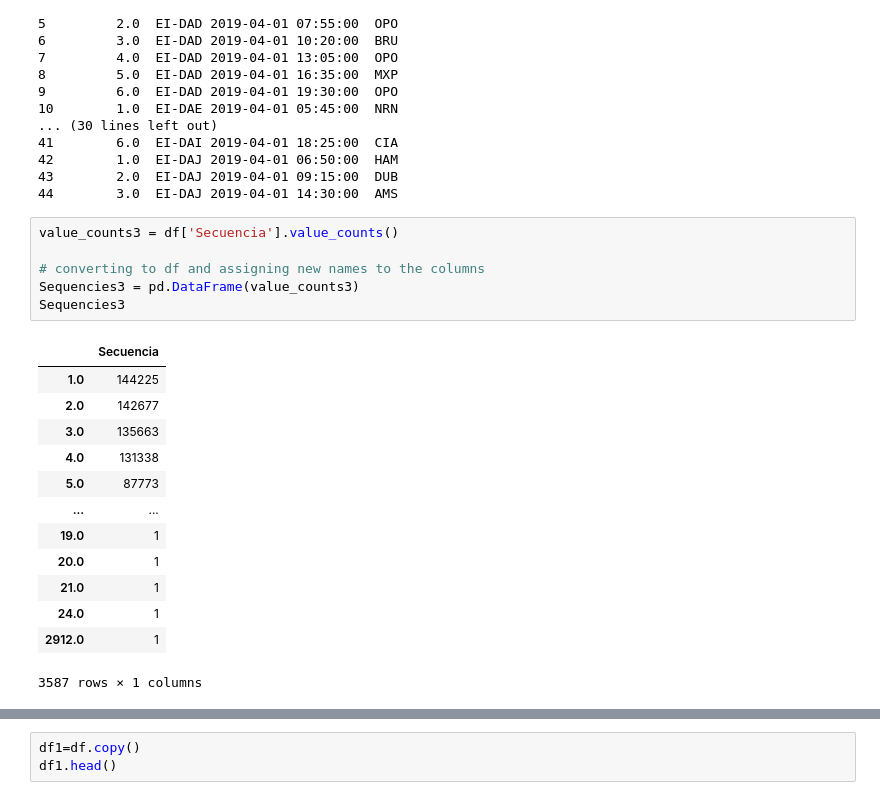
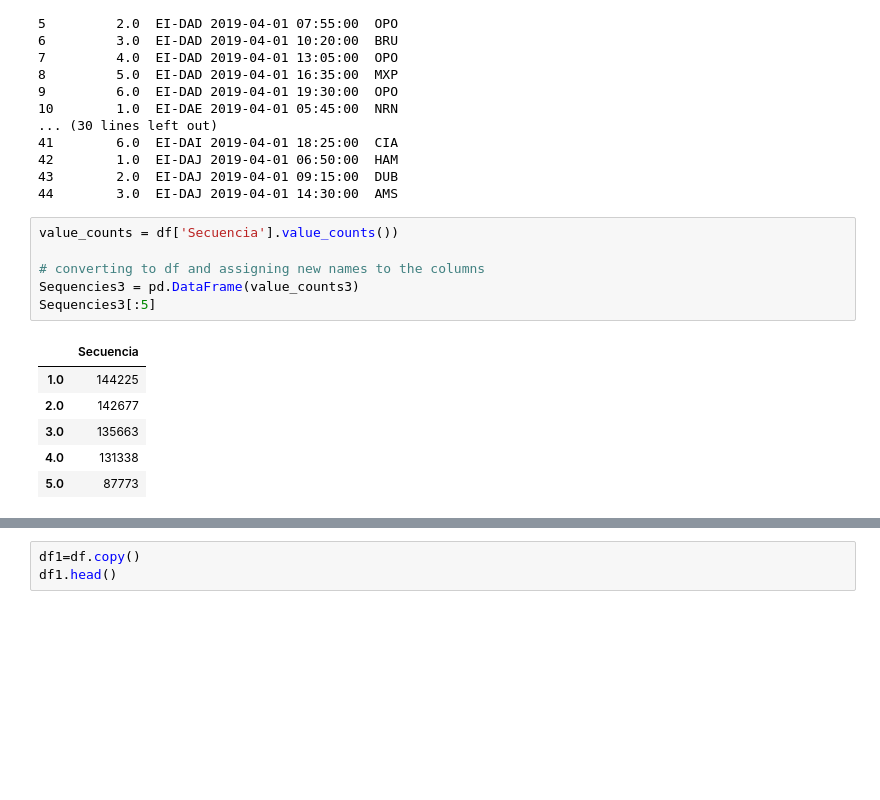
Before and after one commit to JMML2021/Entrega-projecte-final, a Jupyter notebook: Calculo_Ryainair2019ipynb.ipynb, the cells around one changed output, grey strips where cells are left out. Drawn from its saved outputs; the diff is of its cells as text; blank space fills up the shorter version.

```diff
--- a/Calculo_Ryainair2019ipynb.ipynb
+++ b/Calculo_Ryainair2019ipynb.ipynb
@@ -160,22 +144,15 @@ print(df[['Secuencia','REG','STD', 'ARR']][0:45])
 43        2.0  EI-DAJ 2019-04-01 09:15:00  DUB
 44        3.0  EI-DAJ 2019-04-01 14:30:00  AMS
 # %%
-value_counts3 = df['Secuencia'].value_counts()
+value_counts = df['Secuencia'].value_counts())
 
 # converting to df and assigning new names to the columns
 Sequencies3 = pd.DataFrame(value_counts3)
-Sequencies3
+Sequencies3[:5]
 # %% [output]
 |  | Secuencia |
 | 1.0 | 144225 |
 | 2.0 | 142677 |
 | 3.0 | 135663 |
 | 4.0 | 131338 |
 | 5.0 | 87773 |
-| ... | ... |
-| 19.0 | 1 |
-| 20.0 | 1 |
-| 21.0 | 1 |
-| 24.0 | 1 |
-| 2912.0 | 1 |
-3587 rows × 1 columns
```
Also changed, not shown: parts of 7 cells of this notebook.
